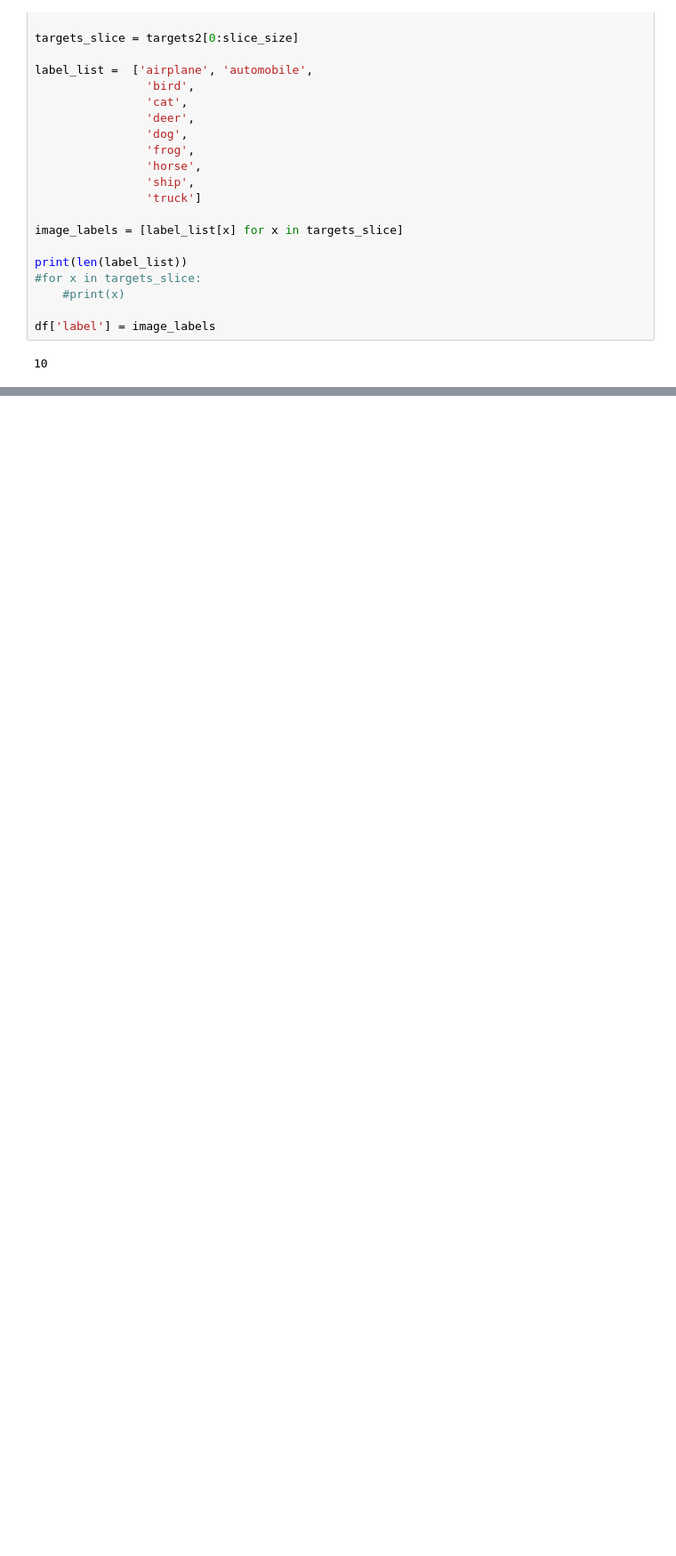
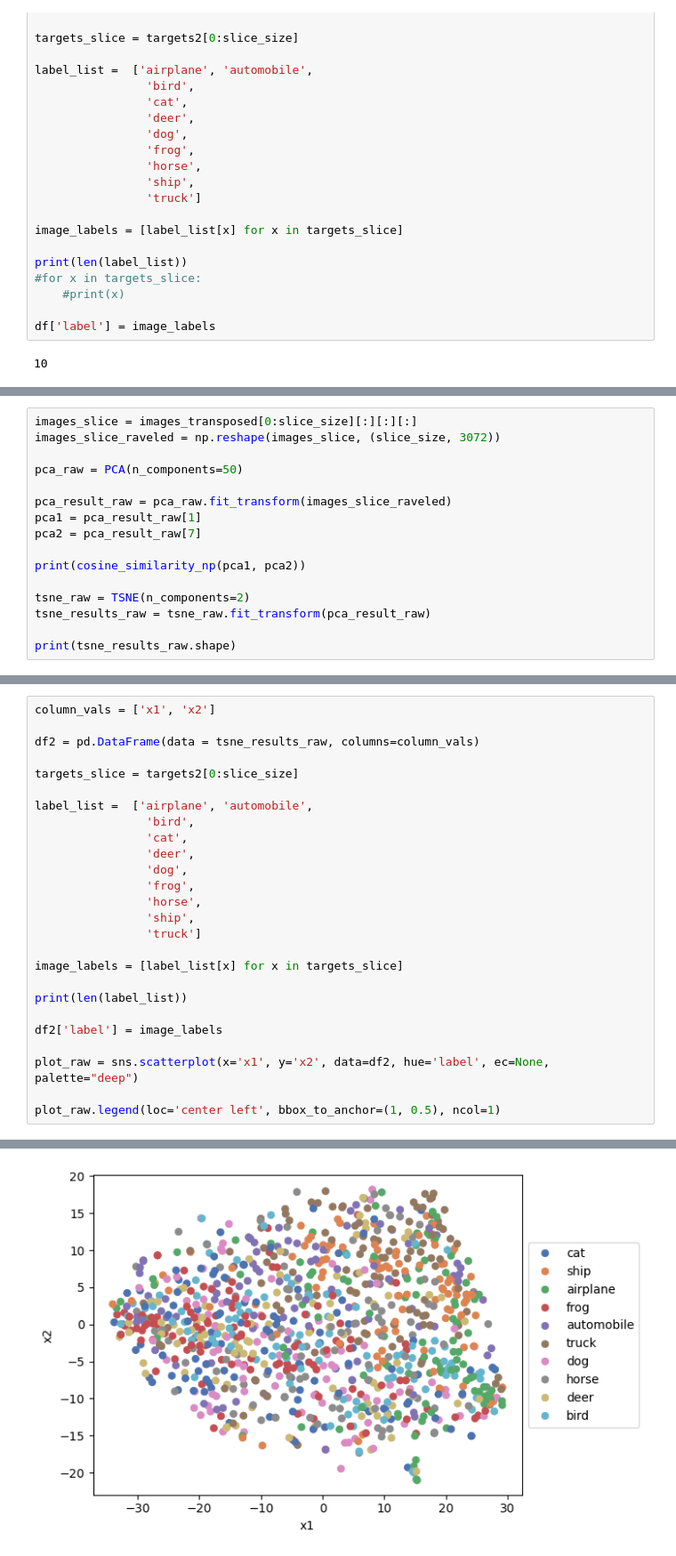
Before and after one commit to MARCI-UTK/EDS4AI, a Jupyter notebook: embedding_test.ipynb, the cells around one changed output, grey strips where cells are left out. Shown at 89% size. Cells and saved outputs as stored; diff of their text form; blank space fills up the shorter version.

Commit message:
generate embedding tsne visualization for both raw and embedded images

```diff
--- a/embedding_test.ipynb
+++ b/embedding_test.ipynb
@@ -180,0 +180,16 @@ images_slice_unraveled
+# %%
+images_slice = images_transposed[0:slice_size][:][:][:]
+images_slice_raveled = np.reshape(images_slice, (slice_size, 3072))
+
+pca_raw = PCA(n_components=50)
+
+pca_result_raw = pca_raw.fit_transform(images_slice_raveled)
+pca1 = pca_result_raw[1]
+pca2 = pca_result_raw[7]
+
+print(cosine_similarity_np(pca1, pca2))
+
+tsne_raw = TSNE(n_components=2)
+tsne_results_raw = tsne_raw.fit_transform(pca_result_raw)
+
+print(tsne_results_raw.shape)
@@ -180,0 +199,27 @@ images_slice_unraveled
+# %%
+column_vals = ['x1', 'x2']
+
+df2 = pd.DataFrame(data = tsne_results_raw, columns=column_vals)
+
+targets_slice = targets2[0:slice_size]
+
+label_list =  ['airplane', 'automobile',
+                'bird',
+                'cat',
+                'deer',
+                'dog',
+                'frog',
+                'horse',
+                'ship',
+                'truck']
+
+image_labels = [label_list[x] for x in targets_slice]
+
+print(len(label_list))
+
+df2['label'] = image_labels
+
+plot_raw = sns.scatterplot(x='x1', y='x2', data=df2, hue='label', ec=None, palette="deep")
+
+plot_raw.legend(loc='center left', bbox_to_anchor=(1, 0.5), ncol=1)
+# %% [output]
@@ -180,0 +228 @@ images_slice_unraveled
+[figure, added]
```
Also changed, not shown: parts of 7 cells of this notebook.
